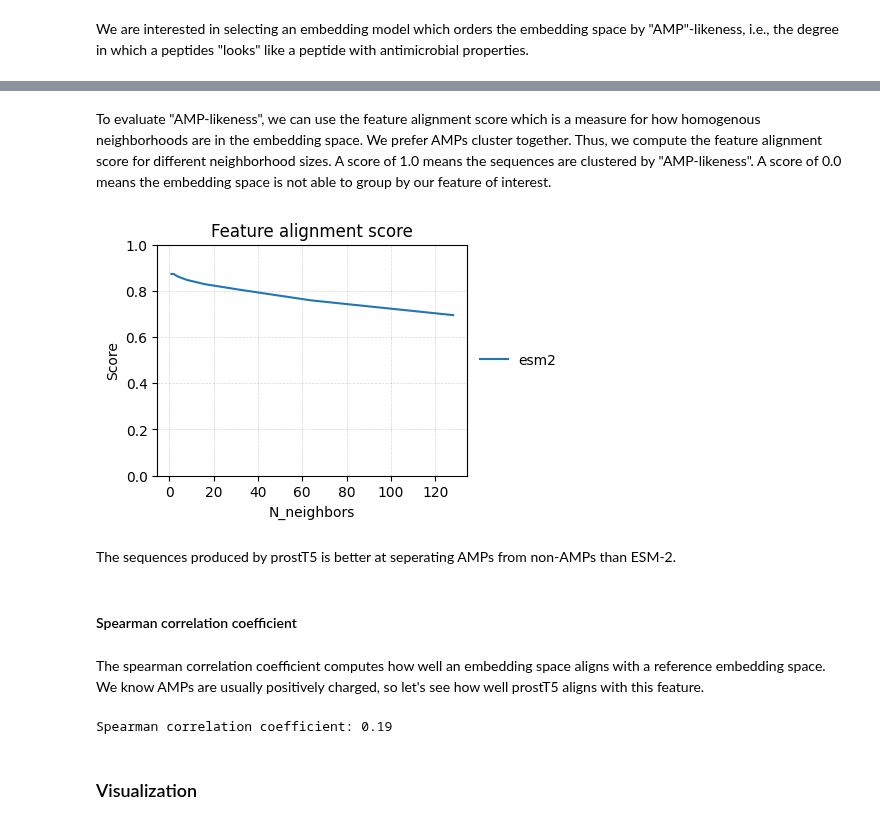
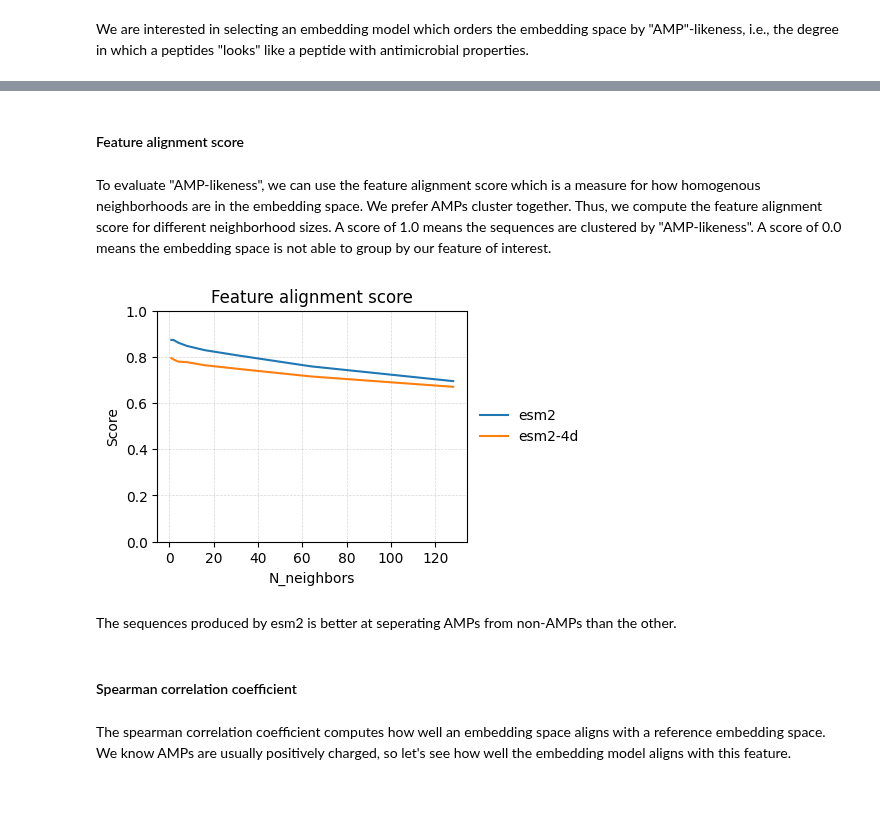
Before and after one commit to szczurek-lab/seqme, a Jupyter notebook: docs/tutorials/diagnostics.ipynb, the cells around one changed output, grey strips where cells are left out. Saved outputs shown, nothing was run; the diff lists cells and outputs as text; code cells hidden in the pictures; blank space fills up the shorter version.

```diff
--- a/docs/tutorials/diagnostics.ipynb
+++ b/docs/tutorials/diagnostics.ipynb
@@ -14,8 +14,8 @@ import seqme as sm
 Let's start by loading some sequences.
 # %%
 DATASET_PATHS = {
-    "UniProt": "./data/uniprot/uniprot_8_50_100.fasta",
-    "AMP-data": "./data/amps.fasta",
+    "UniProt": "./data/dbs/uniprot/uniprot_8_50_100.fasta",
+    "AMP-data": "./data/dbs/amps.fasta",
 }
 # %%
 datasets = {name: sm.read_fasta(path) for name, path in DATASET_PATHS.items()}
@@ -61,4 +61,4 @@ positives = data["AMP-data"]
 negatives = data["UniProt"]
 
 labels = np.array([0] * len(negatives) + [1] * len(positives))
-sequences = np.hstack((negatives, positives))
+sequences = negatives + positives
@@ -67,2 +65,4 @@ sequences = np.hstack((negatives, positives))
+# %%
+cache.add("esm2-4d", sm.models.PCA(cache.model("esm2"), sequences, n_components=4))
 # %% [markdown]
-To evaluate "AMP-likeness", we can use the feature alignment score which is a measure for how homogenous neighborhoods are in the embedding space. We prefer AMPs cluster together. Thus, we compute the feature alignment score for different neighborhood sizes. A score of 1.0 means the sequences are clustered by "AMP-likeness". A score of 0.0 means the embedding space is not able to group by our feature of interest.
+#### Feature alignment score
@@ -71,26 +69,19 @@ n_neighbours = [1, 2, 4, 8, 16, 32, 64, 128]
+# %% [markdown]
+To evaluate "AMP-likeness", we can use the feature alignment score which is a measure for how homogenous neighborhoods are in the embedding space. We prefer AMPs cluster together. Thus, we compute the feature alignment score for different neighborhood sizes. A score of 1.0 means the sequences are clustered by "AMP-likeness". A score of 0.0 means the embedding space is not able to group by our feature of interest.
 # %%
-embedding_models = ["esm2"]
-
-fig, ax = plt.subplots(figsize=(4, 3))
-for model_name in embedding_models:
-    xs = cache.model(model_name)(sequences)
-    sm.utils.plot_feature_alignment_score(xs, labels, n_neighbours, label=model_name, ax=ax)
+n_neighbours = [1, 2, 4, 8, 16, 32, 64, 128]
-# %% [output]
-[figure, removed]
-# %% [markdown]
-The sequences produced by prostT5 is better at seperating AMPs from non-AMPs than ESM-2.
+# %%
+embedding_models = ["esm2", "esm2-4d"]
+
+fig, ax = plt.subplots(figsize=(4, 3))
+for model_name in embedding_models:
+    xs = cache.model(model_name)(sequences)
+    sm.utils.plot_feature_alignment_score(xs, labels, n_neighbours, label=model_name, ax=ax)
+# %% [output]
+[figure, added]
 # %% [markdown]
-#### Spearman correlation coefficient
+The sequences produced by esm2 is better at seperating AMPs from non-AMPs than the other.
 # %% [markdown]
-The spearman correlation coefficient computes how well an embedding space aligns with a reference embedding space. We know AMPs are usually positively charged, so let's see how well prostT5 aligns with this feature.
+#### Spearman correlation coefficient
-# %%
-xs_prostT5 = cache.model("esm2")(sequences)
-xs_charge = cache.model("charge")(sequences)
-
-score = sm.utils.spearman_correlation_coefficient(xs_prostT5, xs_charge[:, None])
-
-print(f"Spearman correlation coefficient: {score:.2f}")
-# %% [output]
-Spearman correlation coefficient: 0.19
-# %% [markdown]
-### Visualization
+# %% [markdown]
+The spearman correlation coefficient computes how well an embedding space aligns with a reference embedding space. We know AMPs are usually positively charged, so let's see how well the embedding model aligns with this feature.
```
Also changed, not shown: parts of 39 cells of this notebook, 33 other files.
